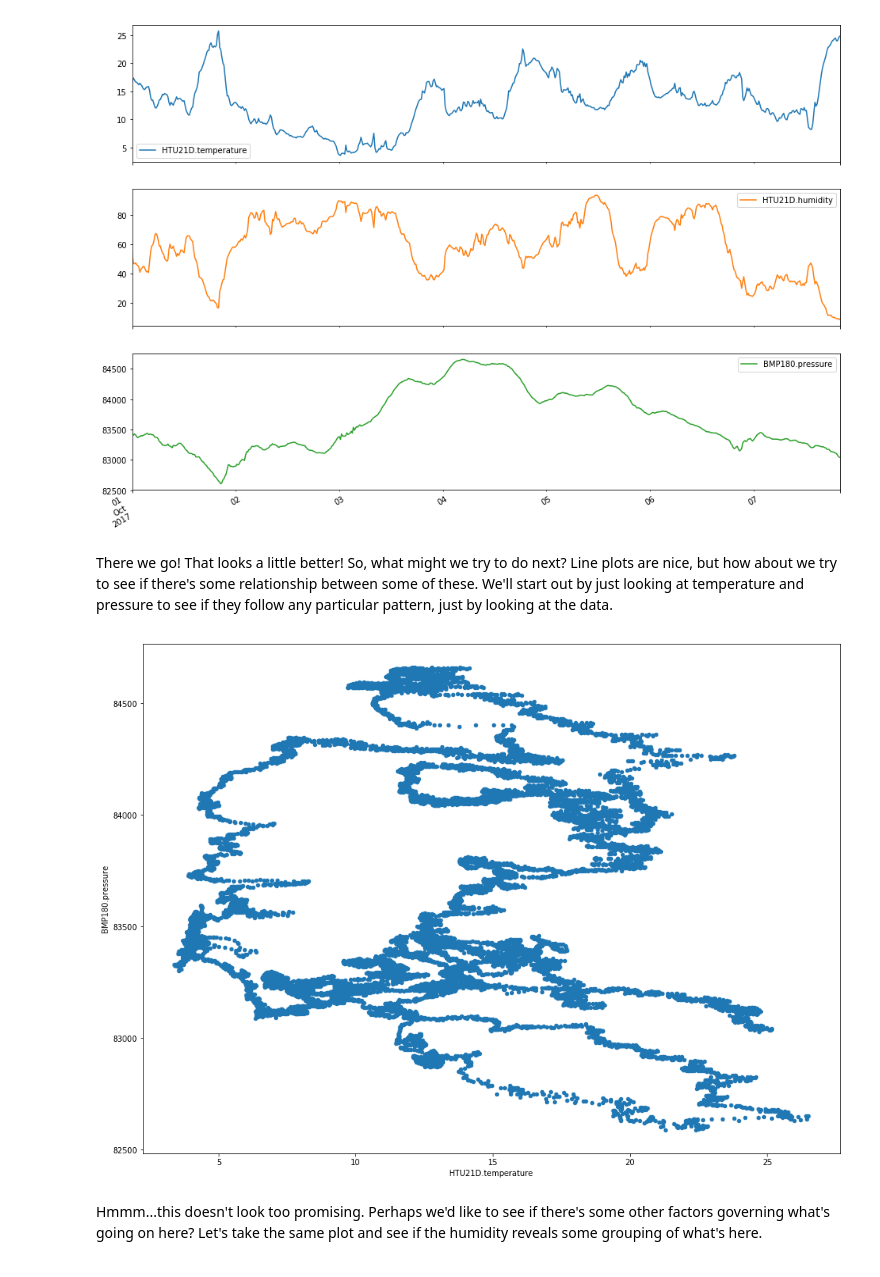
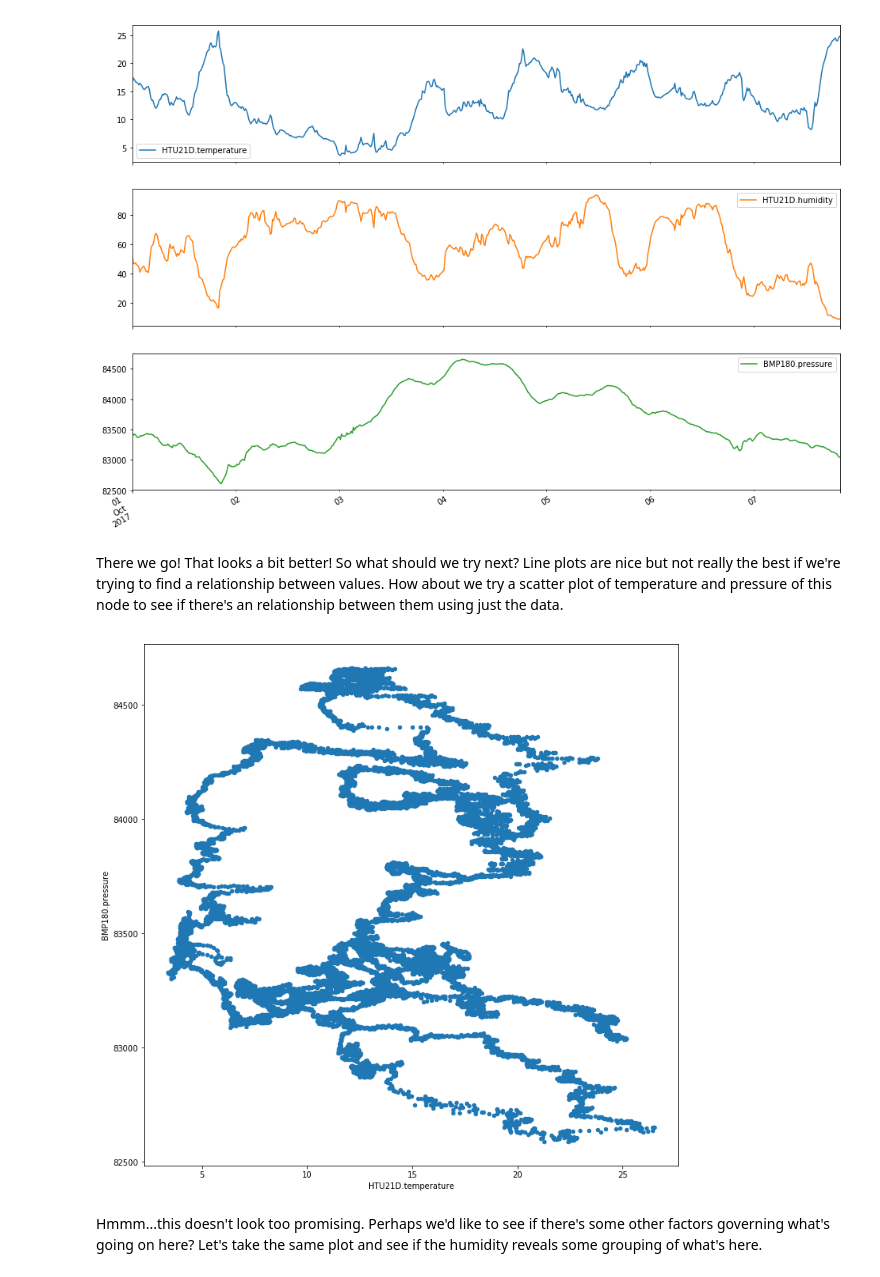
Before and after one commit to seanshahkarami/waggle-notebooks, a Jupyter notebook: Plotting Example.ipynb, the cells around one changed output. Drawn from its saved outputs; the diff is of its cells as text; code cells hidden in the pictures.

Commit message:
updated wording on scatter plot

```diff
--- a/Plotting Example.ipynb
+++ b/Plotting Example.ipynb
@@ -58,12 +58,12 @@ plt.show()
 # %% [output]
 [figure]
 # %% [markdown]
-There we go! That looks a little better! So, what might we try to do next? Line plots are nice, but how about we try to see if there's some relationship between some of these. We'll start out by just looking at temperature and pressure to see if they follow any particular pattern, just by looking at the data.
+There we go! That looks a bit better! So what should we try next? Line plots are nice but not really the best if we're trying to find a relationship between values. How about we try a scatter plot of temperature and pressure of this node to see if there's an relationship between them using just the data.
 # %%
-df.plot(kind='scatter', x='HTU21D.temperature', y='BMP180.pressure', figsize=(16, 12))
+df.plot(kind='scatter', x='HTU21D.temperature', y='BMP180.pressure', figsize=(12, 12))
 plt.show()
 # %% [output]
-[figure, old version]
+[figure, new version]
 # %% [markdown]
 Hmmm...this doesn't look too promising. Perhaps we'd like to see if there's some other factors governing what's going on here? Let's take the same plot and see if the humidity reveals some grouping of what's here.
 # %%
```
Also changed, not shown: parts of 2 cells of this notebook.
